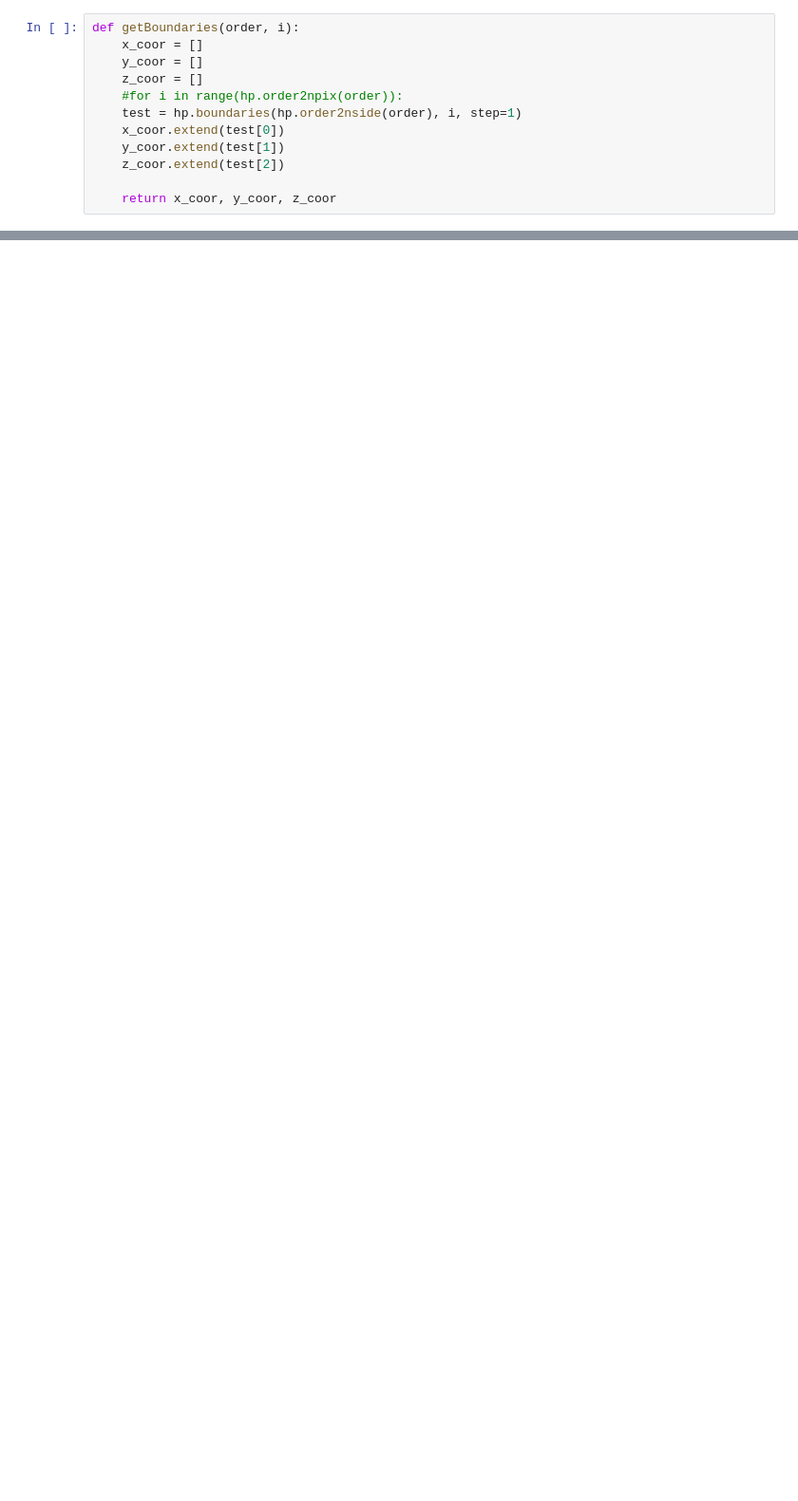
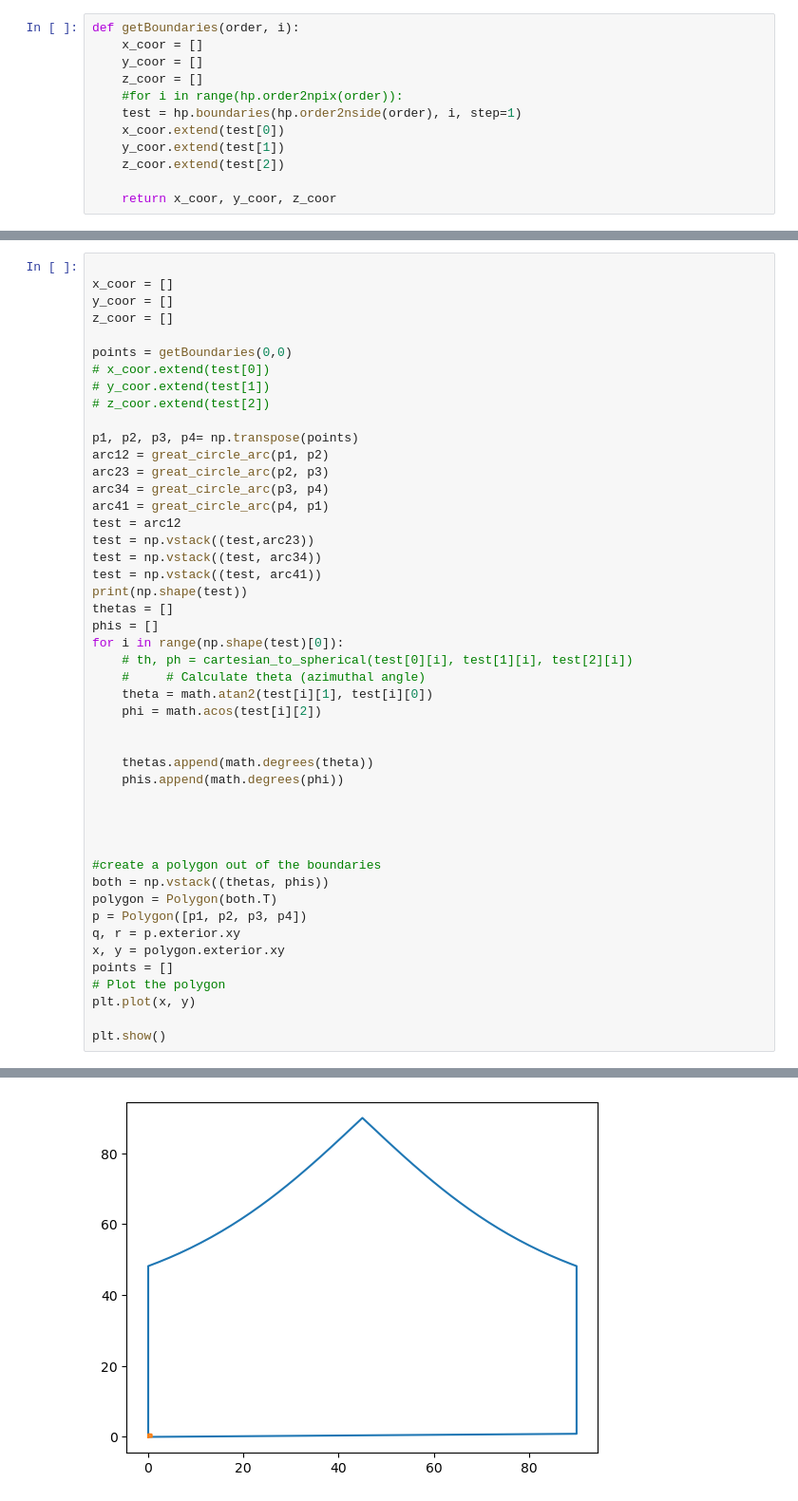
Before and after one commit to sshashwat144/healpix_cpp, a Jupyter notebook: Debugging_Wrapping.ipynb, the cells around one changed output, grey strips where cells are left out. Shown at 95% size. Cells and saved outputs as stored; diff of their text form; blank space fills up the shorter version.

```diff
--- a/Debugging_Wrapping.ipynb
+++ b/Debugging_Wrapping.ipynb
@@ -156,0 +259,48 @@ main(0, 1)
+# %%
+
+x_coor = []
+y_coor = []
+z_coor = []
+
+points = getBoundaries(0,0)
+# x_coor.extend(test[0])
+# y_coor.extend(test[1])
+# z_coor.extend(test[2])
+
+p1, p2, p3, p4= np.transpose(points)
+arc12 = great_circle_arc(p1, p2)
+arc23 = great_circle_arc(p2, p3)
+arc34 = great_circle_arc(p3, p4)
+arc41 = great_circle_arc(p4, p1)
+test = arc12
+test = np.vstack((test,arc23))
+test = np.vstack((test, arc34))
+test = np.vstack((test, arc41))
+print(np.shape(test))
+thetas = []
+phis = []
+for i in range(np.shape(test)[0]):
+    # th, ph = cartesian_to_spherical(test[0][i], test[1][i], test[2][i])
+    #     # Calculate theta (azimuthal angle)
+    theta = math.atan2(test[i][1], test[i][0])
+    phi = math.acos(test[i][2])
+
+
+    thetas.append(math.degrees(theta))
+    phis.append(math.degrees(phi))
+
+
+
+
+#create a polygon out of the boundaries
+both = np.vstack((thetas, phis))
+polygon = Polygon(both.T)
+p = Polygon([p1, p2, p3, p4])
+q, r = p.exterior.xy
+x, y = polygon.exterior.xy
+points = []
+# Plot the polygon
+plt.plot(x, y)
+
+plt.show()
+# %% [output]
@@ -156,0 +308 @@ main(0, 1)
+[figure, added]
```
Also changed, not shown: parts of 21 cells of this notebook.
